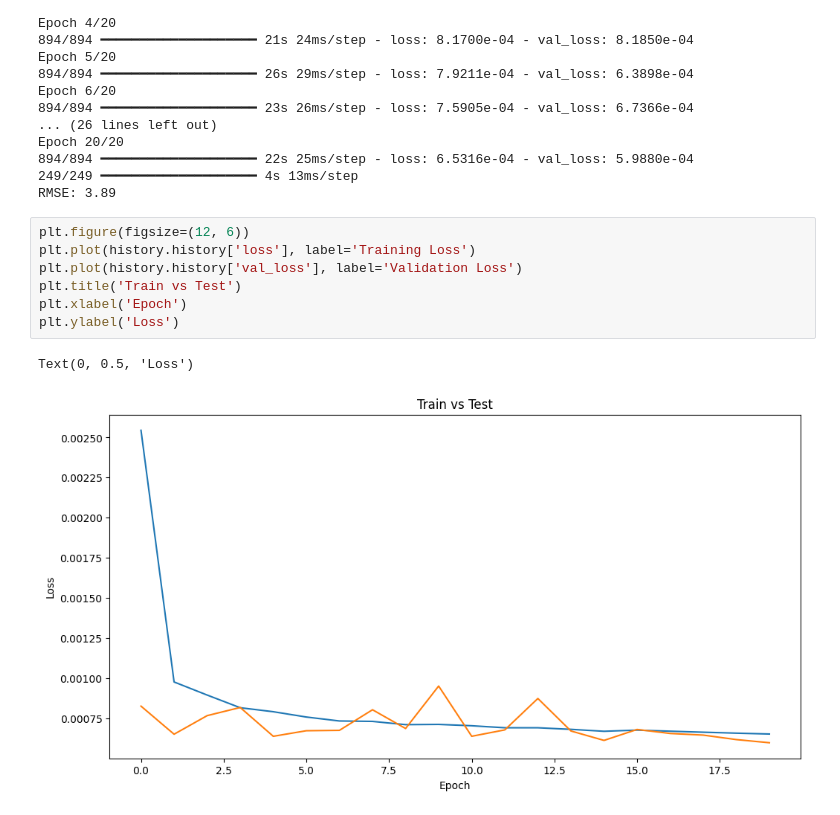
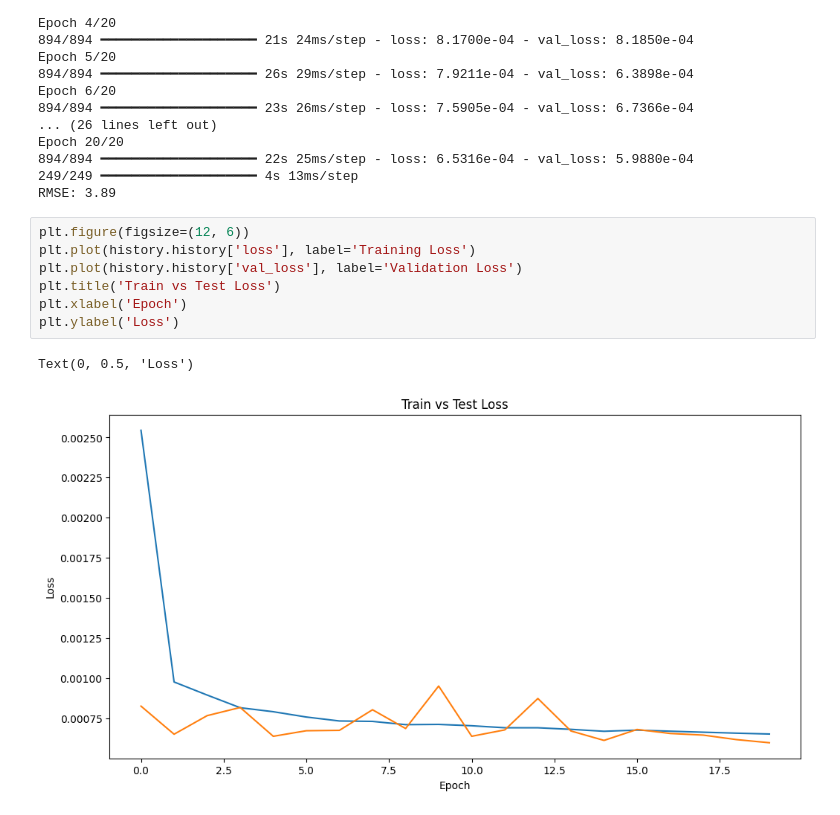
Before and after one commit to andytieu/ds340w-load-forcasting, a Jupyter notebook: LSTMtest.ipynb, the cells around one changed output. Cells and saved outputs as stored; diff of their text form.

Commit message:
edit plot title

```diff
--- a/LSTMtest.ipynb
+++ b/LSTMtest.ipynb
@@ -152,13 +152,13 @@ RMSE: 3.89
 # %%
 plt.figure(figsize=(12, 6))
 plt.plot(history.history['loss'], label='Training Loss')
 plt.plot(history.history['val_loss'], label='Validation Loss')
-plt.title('Train vs Test')
+plt.title('Train vs Test Loss')
 plt.xlabel('Epoch')
 plt.ylabel('Loss')
 # %% [output]
 Text(0, 0.5, 'Loss')
-[figure, old version]
+[figure, new version]
 # %%
 plt.figure(figsize=(10, 5))
 plt.plot(y_test_rescaled, label='Actual Res_cleaned (Load)', marker='o')
```
Also changed, not shown: parts of 1 cell of this notebook.
